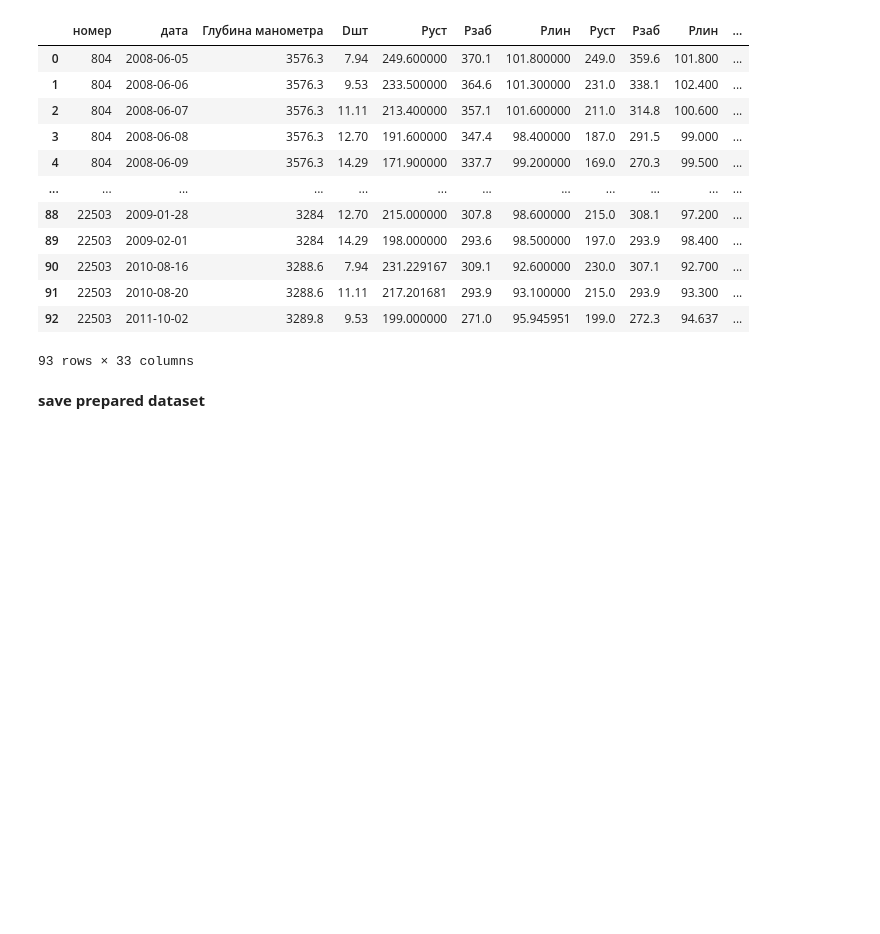
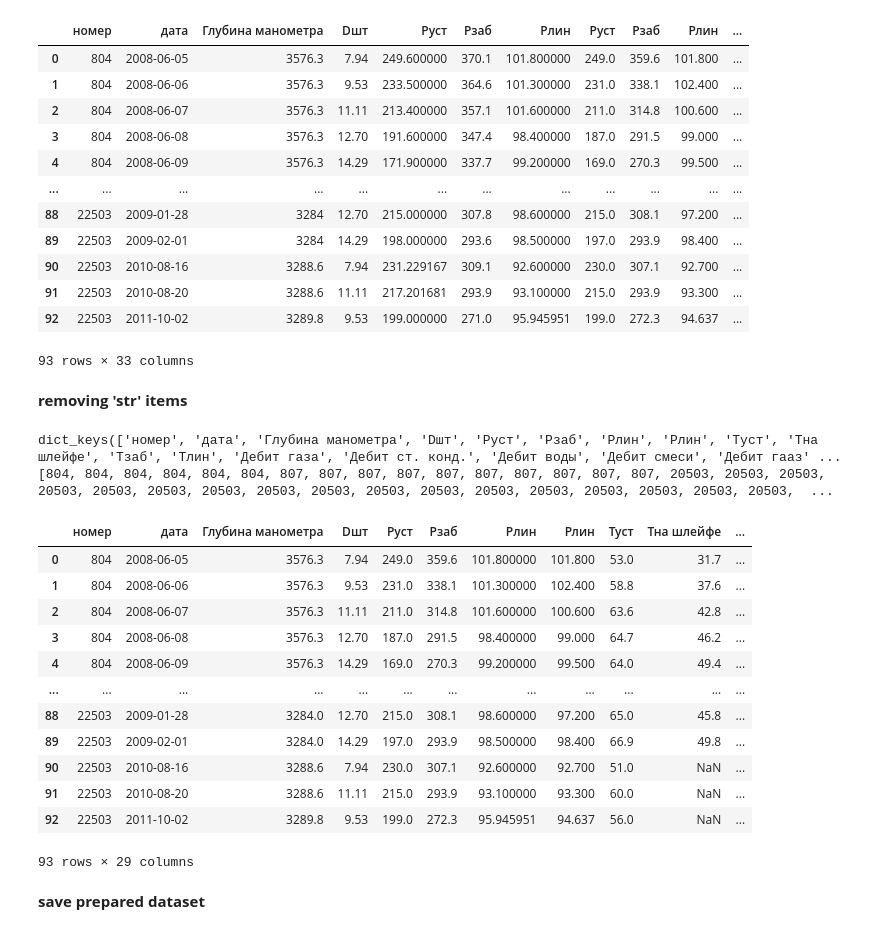
Before and after one commit to myPar/ML, a Jupyter notebook: TPNN/data_loaders/prepare_dataframe.ipynb, the cells around one changed output. Saved outputs shown, nothing was run; the diff lists cells and outputs as text; code cells hidden in the pictures; blank space fills up the shorter version.

Commit message:
lab1 completed: fixed saving str items, fixed statistic, attribute selecting is done, final dataset is saved.

```diff
--- a/TPNN/data_loaders/prepare_dataframe.ipynb
+++ b/TPNN/data_loaders/prepare_dataframe.ipynb
@@ -4,6 +4,7 @@ import pandas as pd
 input_file_name = "../data_sets/lab1.xlsx"
 output_file_name = "../data_sets/lab1_prepared.xlsx"
 # %%
+drop_columns = ["номер", "дата"]
 df = pd.read_excel(input_file_name, sheet_name='VU')
 header = df.columns.to_numpy()
 df
@@ -23,8 +24,8 @@ df
 187 rows × 34 columns
 # %%
 # set new header (line 2)
-df.iloc[0,0] = "номер"
-df.iloc[0,1] = "дата"
+df.iloc[0,0] = drop_columns[0]
+df.iloc[0,1] = drop_columns[1]
 df.columns = df.iloc[0]
 df
 # %% [output]
@@ -128,7 +129,8 @@ df
 # %% [markdown]
 **remove rows where G_total and КГФ are nan**
 # %%
-df = df[(df['G_total'].notna()) | (df['КГФ'].notna())]
+classes = ['G_total', 'КГФ']
+df = df[(df[classes[0]].notna()) | (df[classes[1]].notna())]
 df = df.reset_index(drop=True)
 df
 # %% [output]
@@ -145,6 +147,47 @@ df
 | 91 | 22503 | 2010-08-20 | 3288.6 | 11.11 | 217.201681 | 293.9 | 93.100000 | 215.0 | 293.9 | 93.300 | ... |
 | 92 | 22503 | 2011-10-02 | 3289.8 | 9.53 | 199.000000 | 271.0 | 95.945951 | 199.0 | 272.3 | 94.637 | ... |
 93 rows × 33 columns
+# %% [markdown]
+**removing 'str' items**
+# %%
+#convert df to dict view
+dict_df = df.to_dict(orient='list')
+print(dict_df.keys())
+print(dict_df["номер"])
+# %% [output]
+dict_keys(['номер', 'дата', 'Глубина манометра', 'Dшт', 'Руст', 'Рзаб', 'Pлин', 'Рлин', 'Туст', 'Тна шлейфе', 'Тзаб', 'Tлин', 'Дебит газа', 'Дебит ст. конд.', 'Дебит воды', 'Дебит смеси', 'Дебит гааз' ...
+[804, 804, 804, 804, 804, 804, 807, 807, 807, 807, 807, 807, 807, 807, 807, 807, 20503, 20503, 20503, 20503, 20503, 20503, 20503, 20503, 20503, 20503, 20503, 20503, 20503, 20503, 20503, 20503, 20503,  ...
+# %%
+# remove 'str' items from dataframe dict
+def fill_str(data):
+    for i in range(len(data)):
+        item = data[i]
+
+        if type(item) == str:
+            data[i] = np.nan
+
+
+for key in dict_df:
+    if key != drop_columns[0] and key != drop_columns[1]:
+        fill_str(data=dict_df[key])
+
+#save dict as dataframe back
+df = pd.DataFrame.from_dict(dict_df)
+df
+# %% [output]
+|  | номер | дата | Глубина манометра | Dшт | Руст | Рзаб | Pлин | Рлин | Туст | Тна шлейфе | ... |
+| 0 | 804 | 2008-06-05 | 3576.3 | 7.94 | 249.0 | 359.6 | 101.800000 | 101.800 | 53.0 | 31.7 | ... |
+| 1 | 804 | 2008-06-06 | 3576.3 | 9.53 | 231.0 | 338.1 | 101.300000 | 102.400 | 58.8 | 37.6 | ... |
+| 2 | 804 | 2008-06-07 | 3576.3 | 11.11 | 211.0 | 314.8 | 101.600000 | 100.600 | 63.6 | 42.8 | ... |
+| 3 | 804 | 2008-06-08 | 3576.3 | 12.70 | 187.0 | 291.5 | 98.400000 | 99.000 | 64.7 | 46.2 | ... |
+| 4 | 804 | 2008-06-09 | 3576.3 | 14.29 | 169.0 | 270.3 | 99.200000 | 99.500 | 64.0 | 49.4 | ... |
+| ... | ... | ... | ... | ... | ... | ... | ... | ... | ... | ... | ... |
+| 88 | 22503 | 2009-01-28 | 3284.0 | 12.70 | 215.0 | 308.1 | 98.600000 | 97.200 | 65.0 | 45.8 | ... |
+| 89 | 22503 | 2009-02-01 | 3284.0 | 14.29 | 197.0 | 293.9 | 98.500000 | 98.400 | 66.9 | 49.8 | ... |
+| 90 | 22503 | 2010-08-16 | 3288.6 | 7.94 | 230.0 | 307.1 | 92.600000 | 92.700 | 51.0 | NaN | ... |
+| 91 | 22503 | 2010-08-20 | 3288.6 | 11.11 | 215.0 | 293.9 | 93.100000 | 93.300 | 60.0 | NaN | ... |
+| 92 | 22503 | 2011-10-02 | 3289.8 | 9.53 | 199.0 | 272.3 | 95.945951 | 94.637 | 56.0 | NaN | ... |
+93 rows × 29 columns
 # %% [markdown]
 **save prepared dataset**
 # %%
```
Also changed, not shown: 2 other files.
